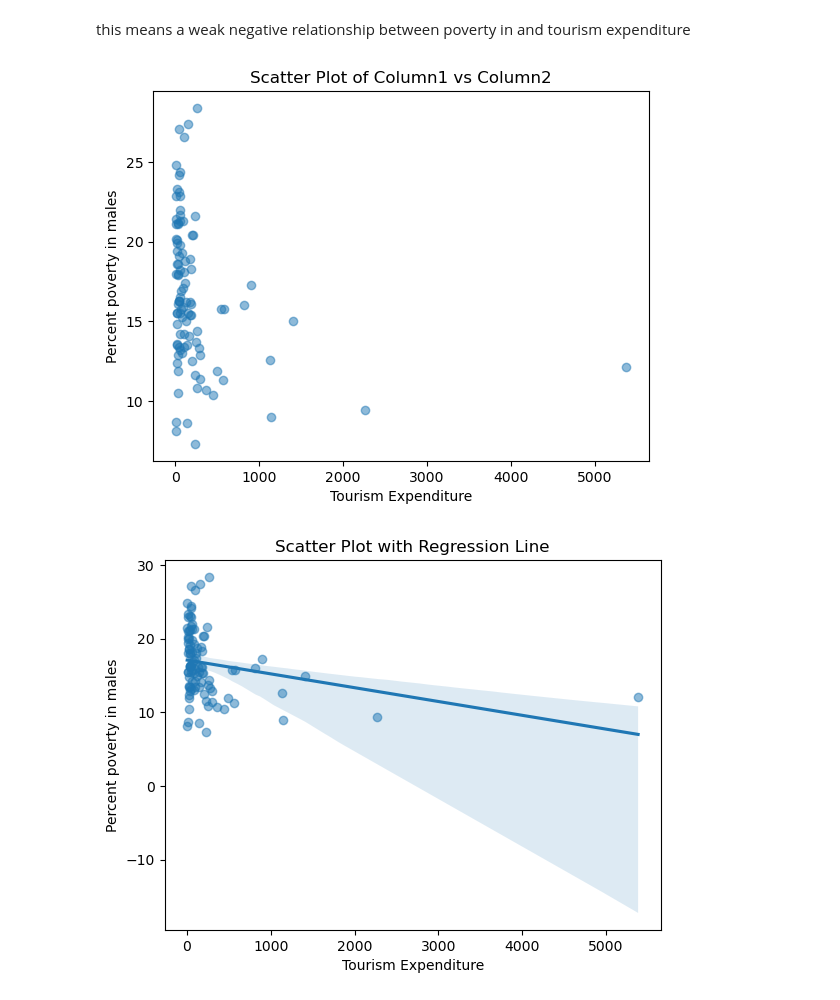
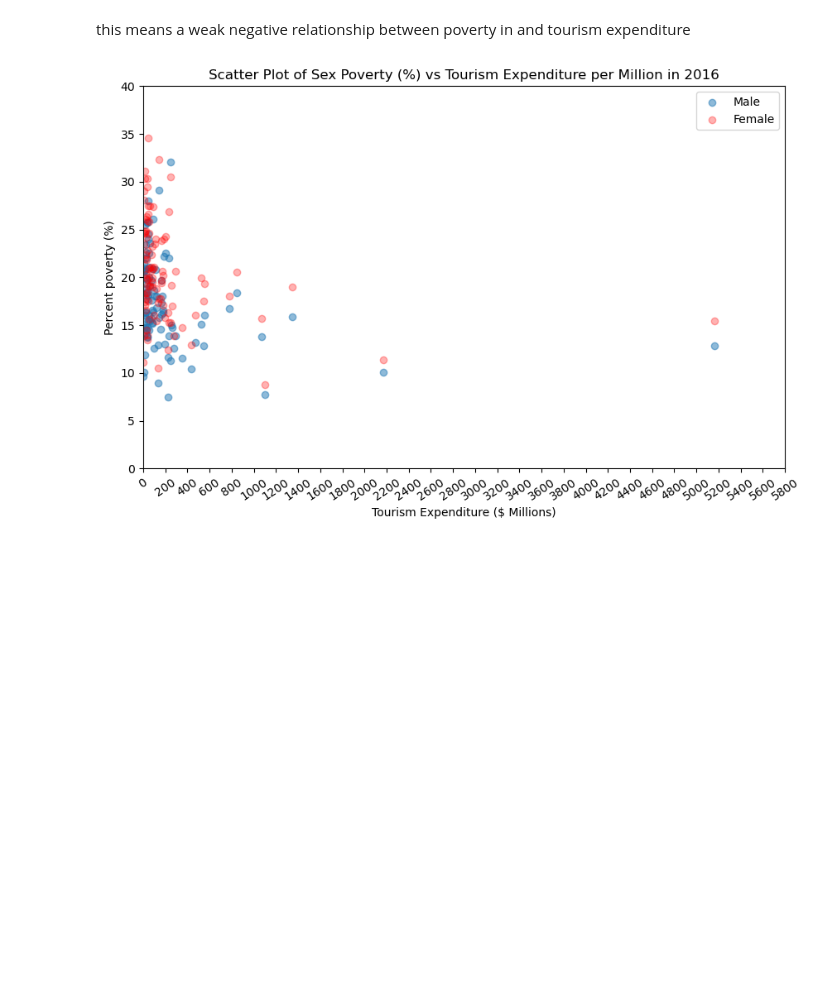
Before and after one commit to ajrossprtm/finalprojectGIS495, a Jupyter notebook: attempt2.ipynb, the cells around one changed output. Saved outputs shown, nothing was run; the diff lists cells and outputs as text; code cells hidden in the pictures; blank space fills up the shorter version.

Commit message:
added correlation for male and female edited plots

```diff
--- a/attempt2.ipynb
+++ b/attempt2.ipynb
@@ -977,31 +977,36 @@ The correlation between Tourism expenditure and percentage of male fepoverty for
 # %%
 import pandas as pd
 import matplotlib.pyplot as plt
-import seaborn as sns
 
-# Assuming you have a DataFrame named 'merged_2017' with columns 'column1_index' and 'column2_index'
-# Replace 'your_path' with the actual file path or use the appropriate method to load your data
-
-# Get the two columns using their index positions
-index_col1 = 21  # Replace with the actual index of 'column1_index'
-index_col2 = 24  # Replace with the actual index of 'column2_index'
+# Get the three columns using their index positions
+index_col1 = 22  # Replace with the actual index of 'column1_index'
+index_col2 = 25  # Replace with the actual index of 'column2_index'
+index_col3 = 26  # Replace with the actual index of 'column3_index'
 
 # Convert columns to numeric type
-column1 = pd.to_numeric(merged_2017.iloc[:, index_col1], errors='coerce')
-column2 = pd.to_numeric(merged_2017.iloc[:, index_col2], errors='coerce')
+column1 = pd.to_numeric(merged_2016.iloc[:, index_col1], errors='coerce')
+column2 = pd.to_numeric(merged_2016.iloc[:, index_col2], errors='coerce')
+column3 = pd.to_numeric(merged_2016.iloc[:, index_col3], errors='coerce')
 
-# Create a scatter plot
-plt.scatter(column1, column2, alpha=0.5)
-plt.title('Scatter Plot of Column1 vs Column2')
-plt.xlabel('Tourism Expenditure')
-plt.ylabel('Percent poverty in males')
+plt.figure(figsize=(10,6))
+# Create a scatter plot for column 1 vs column 2
+plt.scatter(column1, column2, alpha=0.5, label='Male')
+
+# Add a scatter plot for column 1 vs column 3 in red
+plt.scatter(column1, column3, color='red', alpha=0.3, label='Female')
+
+# Customize the plot
+plt.title('Scatter Plot of Sex Poverty (%) vs Tourism Expenditure per Million in 2016')
+plt.xlabel('Tourism Expenditure ($ Millions)')
+plt.ylabel('Percent poverty (%)')
+plt.ylim(0, 40)
+plt.xlim(0,5800)
+plt.xticks(rotation=34)  # Rotate x-axis labels for better readability
+plt.locator_params(axis='x', nbins=35)  # Set the number of tick marks
+# Show legend
+plt.legend()
+
+# Show the plot
 plt.show()
-
-sns.regplot(x=column1, y=column2, scatter_kws={'alpha':0.5})
-plt.title('Scatter Plot with Regression Line')
-plt.xlabel('Tourism Expenditure')
-plt.ylabel('Percent poverty in males')
-plt.show()
 # %% [output]
-[figure, old version]
+[figure, new version]
-[figure, removed]
```
Also changed, not shown: parts of 4 cells of this notebook.
